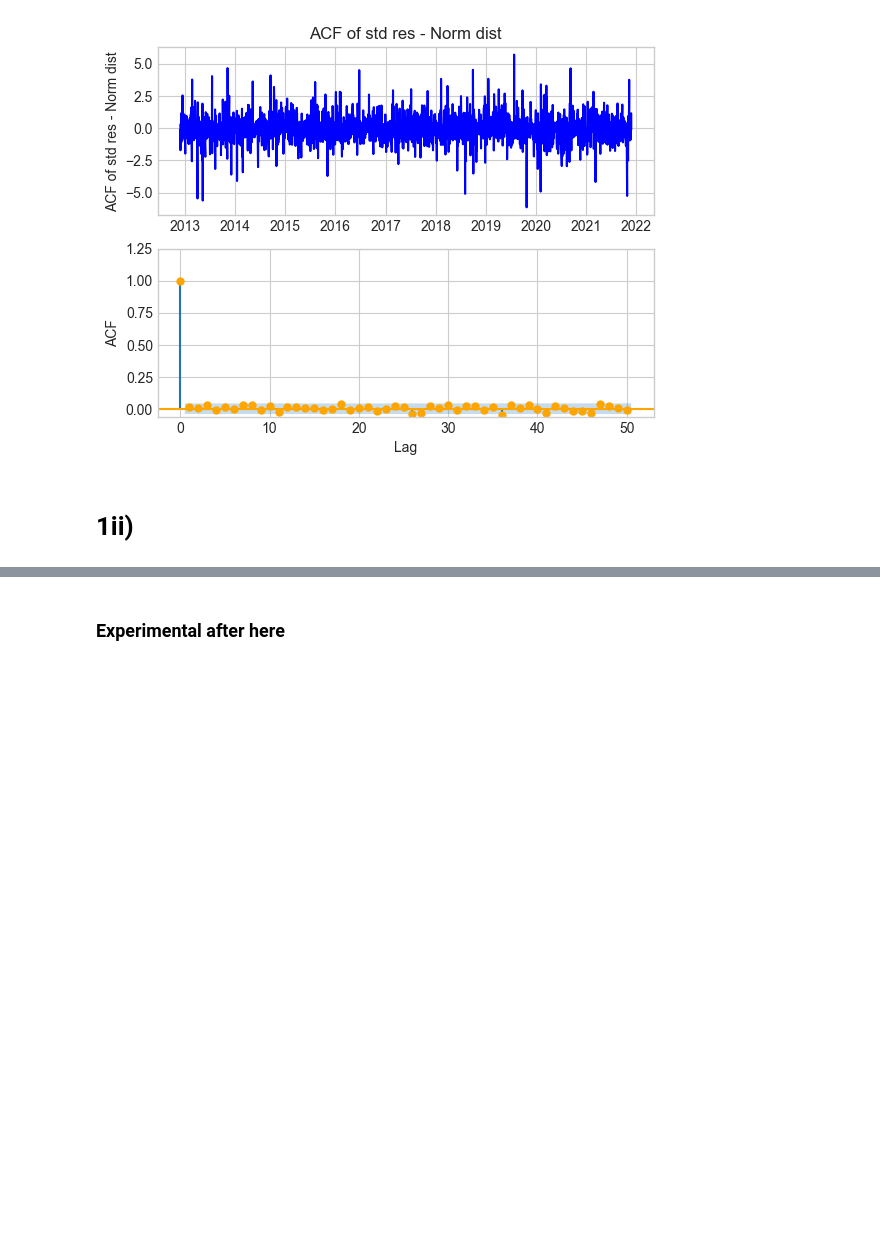
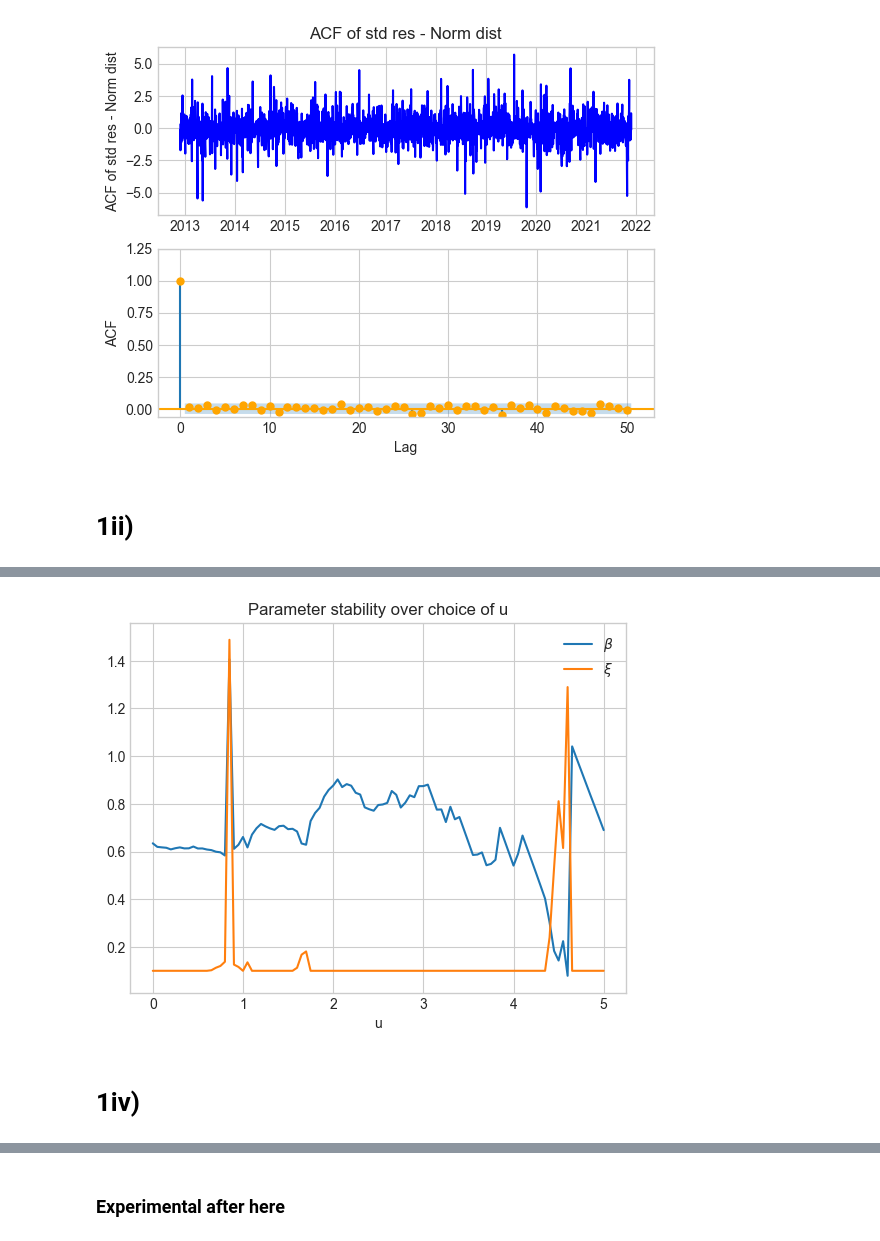
Before and after one commit to georgec123/qrm2, a Jupyter notebook: q2/q2.ipynb, the cells around one changed output, grey strips where cells are left out. Cells and saved outputs as stored; diff of their text form; code cells hidden in the pictures; blank space fills up the shorter version.

```diff
--- a/q2/q2.ipynb
+++ b/q2/q2.ipynb
@@ -133,0 +308,15 @@ qqplot(model_fit_norm.std_resid, dist=t_dist_fit); plt.show()
+# %%
+# check the stability of xis over choice of u
+us = np.linspace(0, 5, 101)
+xis_betas = np.array([fit_gpd(x, u) for u in us])
+
+ax = plt.plot(us, xis_betas[:,1], label=r'$\beta$');
+ax = plt.plot(us, xis_betas[:,0], label=r'$\xi$', );
+plt.title("Parameter stability over choice of u")
+plt.xlabel('u')
+plt.legend()
+plt.show()
+# %% [output]
+[figure, added]
+# %% [markdown]
+# 1iv)
```
Also changed, not shown: parts of 33 cells of this notebook.
